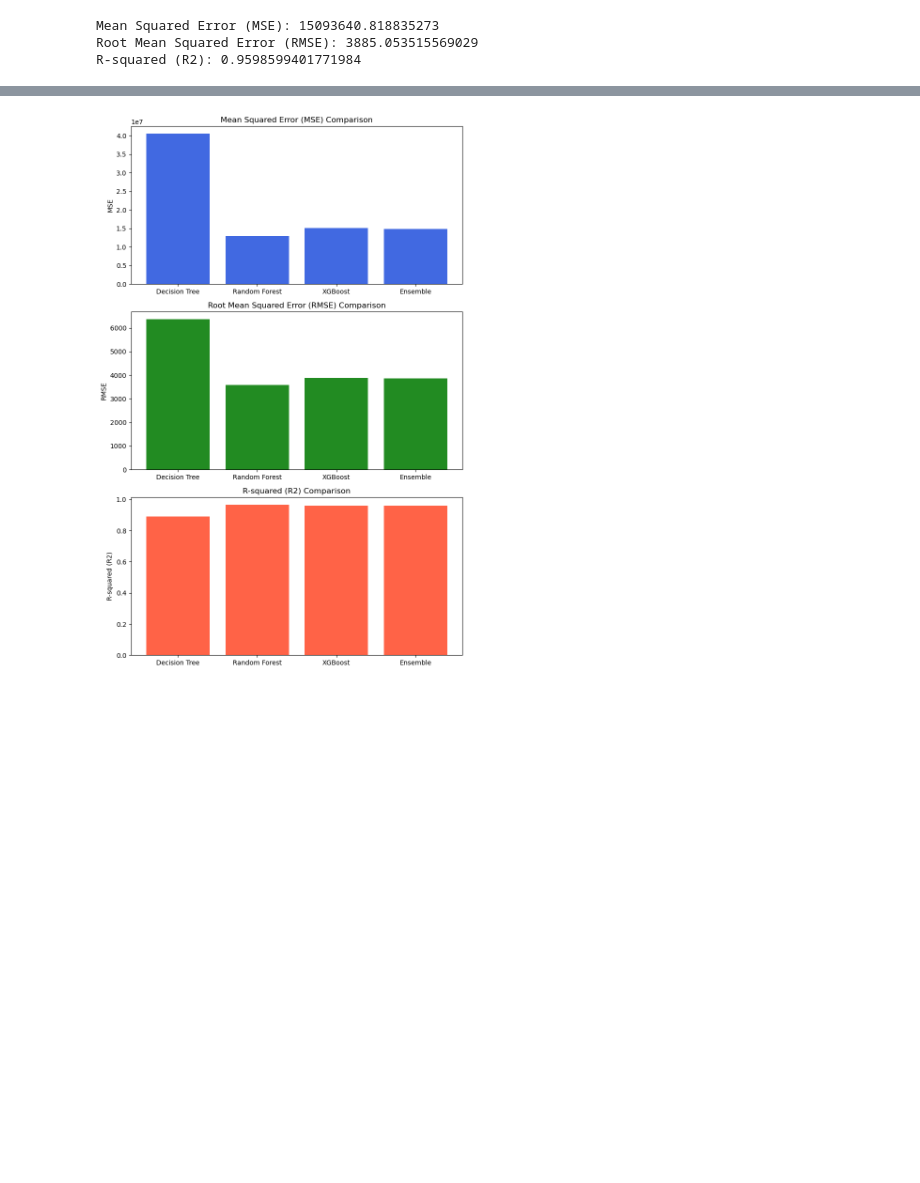
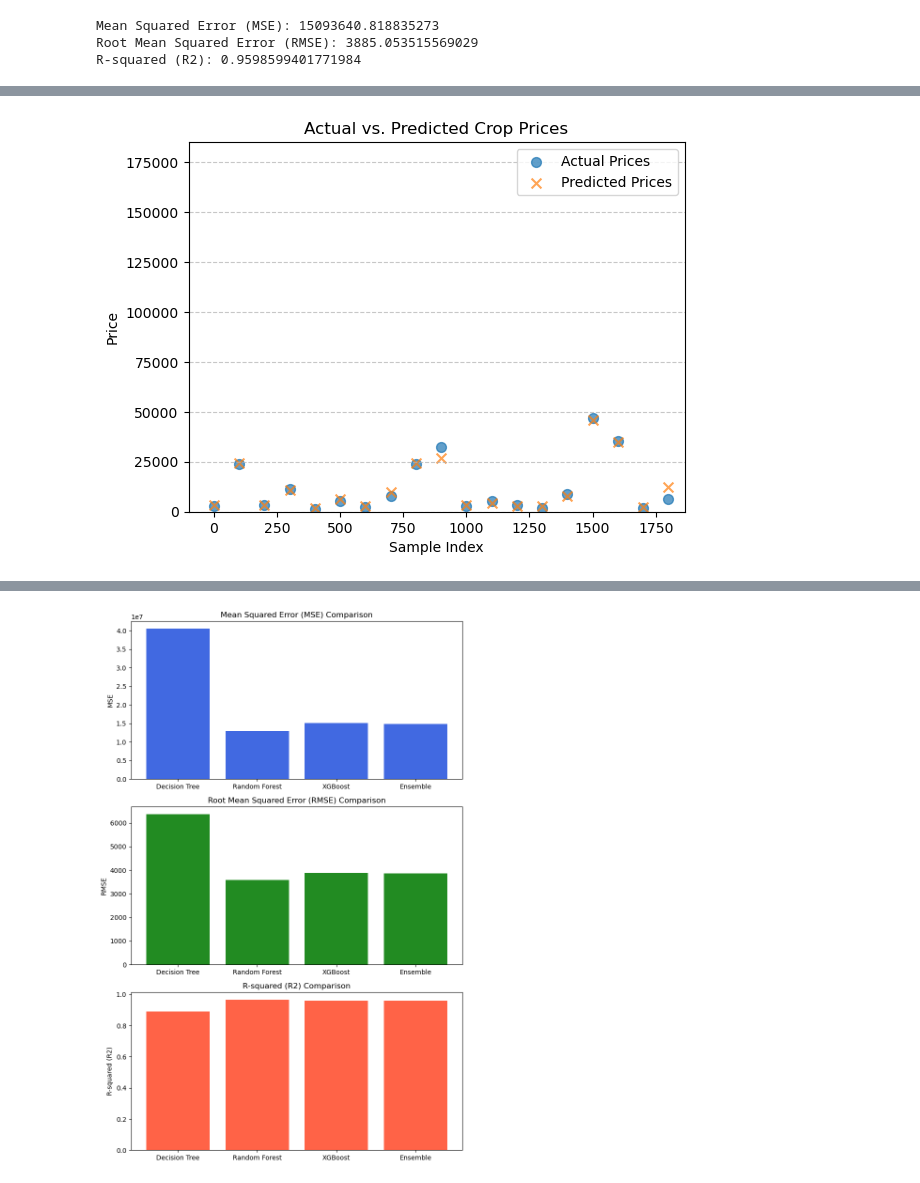
Before and after one commit to NafisaProme/CSE498R-Project, a Jupyter notebook: Model.ipynb, the cells around one changed output, grey strips where cells are left out. Saved outputs shown, nothing was run; the diff lists cells and outputs as text; code cells hidden in the pictures; blank space fills up the shorter version.

```diff
--- a/Model.ipynb
+++ b/Model.ipynb
@@ -616,3 +706,35 @@ R-squared (R2): 0.9604475339732488
+# %%
+import matplotlib.pyplot as plt
+import numpy as np
+
+# Convert y_test and y_pred to NumPy arrays
+actual_prices = np.array(y_test)
+predicted_prices = np.array(y_pred)
+
+# Create an array of indices for the x-axis, starting from 0 and incrementing by 100
+indices = np.arange(0, len(actual_prices) * 100, 100)
+
+# Create a scatter plot for actual prices
+plt.scatter(indices, actual_prices, label='Actual Prices', marker='o', s=50, alpha=0.7)
+
+# Create a scatter plot for predicted prices
+plt.scatter(indices, predicted_prices, label='Predicted Prices', marker='x', s=50, alpha=0.7)
+
+# Set the limits for the x and y axes to make the graph more spread out
+plt.xlim(-100, len(indices) + 100)  # Adjust the limits as needed
+plt.ylim(min(actual_prices) - 10, max(actual_prices) + 10)  # Adjust the limits as needed
+
+# Add labels and legend
+plt.xlabel('Sample Index')
+plt.ylabel('Price')
+plt.title('Actual vs. Predicted Crop Prices')
+plt.legend()
+
+# Display the graph
+plt.grid(axis='y', linestyle='--', alpha=0.7)
+plt.show()
+# %% [output]
+[figure, added]
 # %%
 import pickle
 
```
Also changed, not shown: parts of 6 cells of this notebook, 1 other file.
